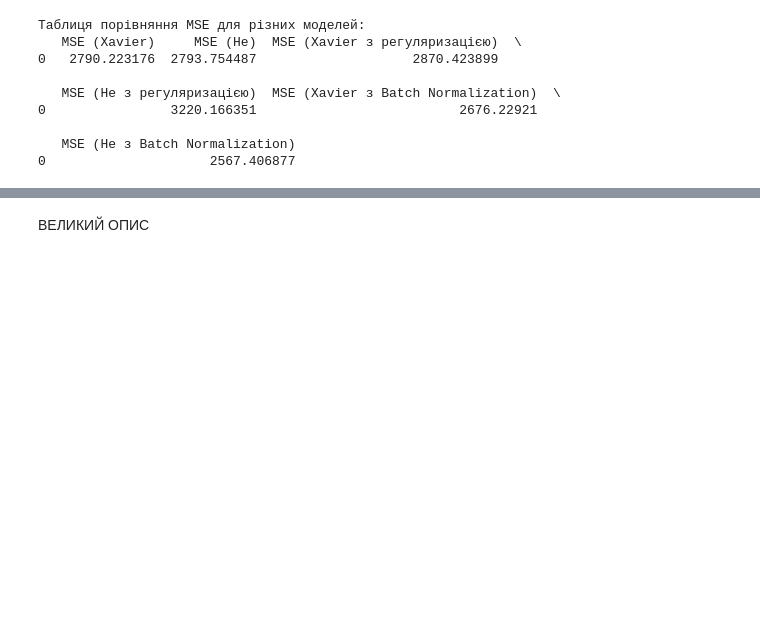
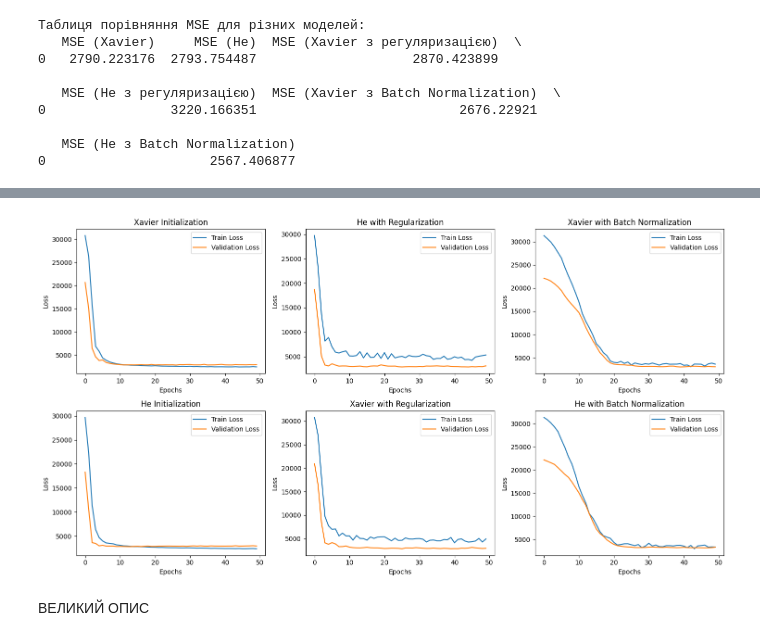
Before and after one commit to kurkur19/Neural_networks_Al_Khmuz_BS_25, a Jupyter notebook: 5lab_NN_Al_Khmuz_BS_25.ipynb, the cells around one changed output, grey strips where cells are left out. Cells and saved outputs as stored; diff of their text form; code cells hidden in the pictures; blank space fills up the shorter version.

```diff
--- a/5lab_NN_Al_Khmuz_BS_25.ipynb
+++ b/5lab_NN_Al_Khmuz_BS_25.ipynb
@@ -489,13 +489,3 @@ print(results_df)
 
    MSE (He з Batch Normalization)
 0                     2567.406877
-# %%
-# Побудуємо графіки для кожної моделі (порівняння втрат)
-def plot_comparison(history, title):
-    plt.plot(history.history['loss'], label='Train Loss')
-    plt.plot(history.history['val_loss'], label='Validation Loss')
-    plt.title(title)
-    plt.xlabel('Epochs')
-    plt.ylabel('Loss')
-    plt.legend()
-    plt.show()
@@ -517,3 +492,31 @@ plot_comparison(history_he_bn, "He with Batch Normalization")
+# %%
+import matplotlib.pyplot as plt
+
+# Функція для побудови графіків (порівняння втрат)
+def plot_comparison(history, title, ax):
+    ax.plot(history.history['loss'], label='Train Loss')
+    ax.plot(history.history['val_loss'], label='Validation Loss')
+    ax.set_title(title)
+    ax.set_xlabel('Epochs')
+    ax.set_ylabel('Loss')
+    ax.legend()
+
+# Створення субплотів (2 ряди по 3 графіка)
+fig, axs = plt.subplots(2, 3, figsize=(15, 8))
+
+# Візуалізація для кожної моделі (попарно)
+plot_comparison(history_xavier, "Xavier Initialization", axs[0, 0])
+plot_comparison(history_he, "He Initialization", axs[1, 0])
+plot_comparison(history_xavier_reg, "Xavier with Regularization", axs[1, 1])
+plot_comparison(history_he_reg, "He with Regularization", axs[0, 1])
+plot_comparison(history_xavier_bn, "Xavier with Batch Normalization", axs[0, 2])
+plot_comparison(history_he_bn, "He with Batch Normalization", axs[1, 2])
+
+# Автоматичне коригування відступів для гарного вигляду
+plt.tight_layout()
+plt.show()
+# %% [output]
+[figure, added]
 # %% [markdown]
 ВЕЛИКИЙ ОПИС
 # %% [markdown]
```
Also changed, not shown: parts of 1 cell of this notebook.
